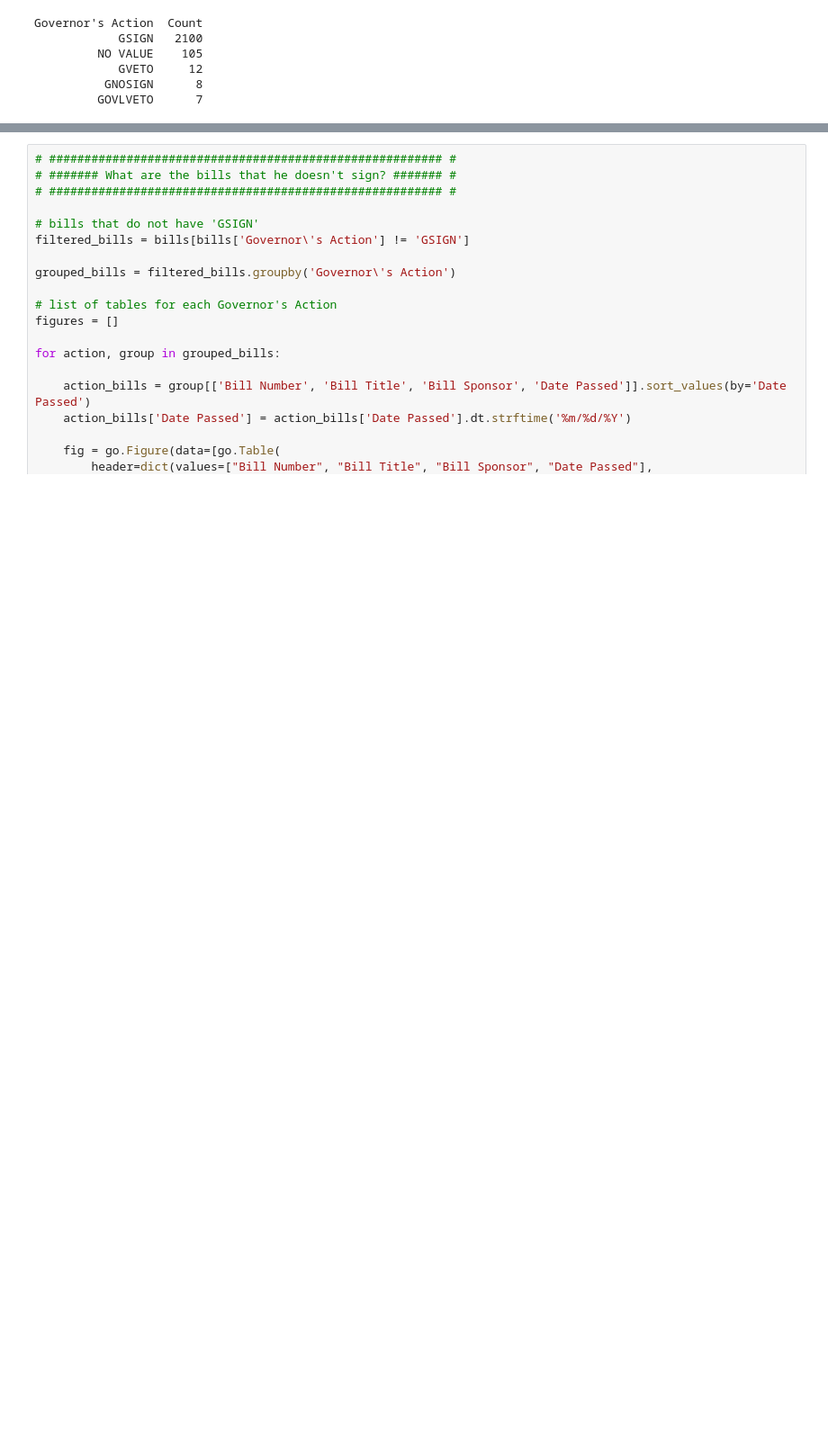
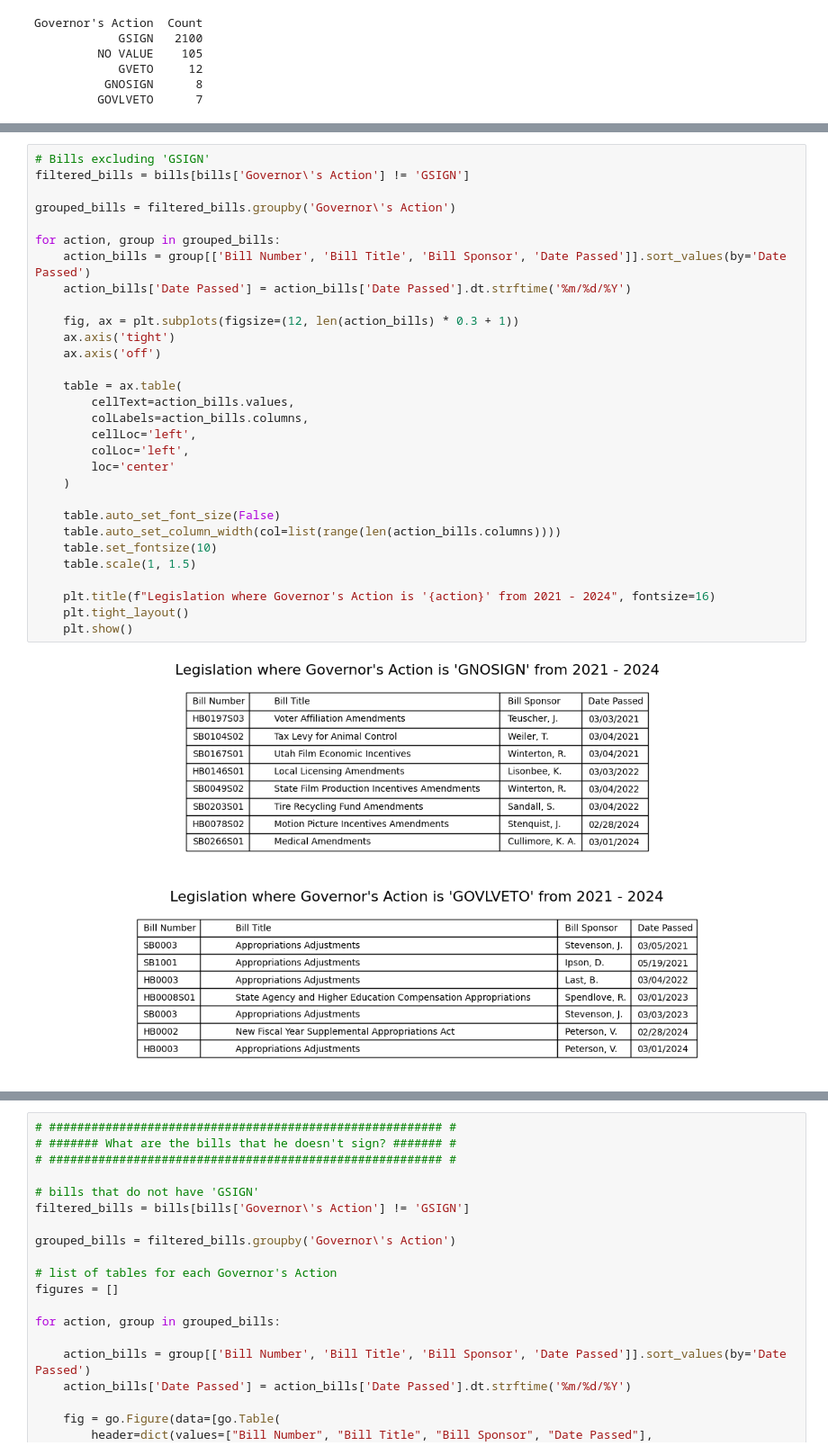
Before and after one commit to CristylePGarrard/ElectionTime, a Jupyter notebook: exec_branch_kpi.ipynb, the cells around one changed output, grey strips where cells are left out. Shown at 90% size. Saved outputs shown, nothing was run; the diff lists cells and outputs as text; blank space fills up the shorter version.

Commit message:
updated tables that do not have 'GSIGN' to using matplotlib instead of plotly

```diff
--- a/exec_branch_kpi.ipynb
+++ b/exec_branch_kpi.ipynb
@@ -310,0 +331,33 @@ for year in unique_years:
+# %%
+# Bills excluding 'GSIGN'
+filtered_bills = bills[bills['Governor\'s Action'] != 'GSIGN']
+
+grouped_bills = filtered_bills.groupby('Governor\'s Action')
+
+for action, group in grouped_bills:
+    action_bills = group[['Bill Number', 'Bill Title', 'Bill Sponsor', 'Date Passed']].sort_values(by='Date Passed')
+    action_bills['Date Passed'] = action_bills['Date Passed'].dt.strftime('%m/%d/%Y')
+
+    fig, ax = plt.subplots(figsize=(12, len(action_bills) * 0.3 + 1))
+    ax.axis('tight')
+    ax.axis('off')
+
+    table = ax.table(
+        cellText=action_bills.values,
+        colLabels=action_bills.columns,
+        cellLoc='left',
+        colLoc='left',
+        loc='center'
+    )
+
+    table.auto_set_font_size(False)
+    table.auto_set_column_width(col=list(range(len(action_bills.columns))))
+    table.set_fontsize(10)
+    table.scale(1, 1.5)
+
+    plt.title(f"Legislation where Governor's Action is '{action}' from 2021 - 2024", fontsize=16)
+    plt.tight_layout()
+    plt.show()
+# %% [output]
+[figure, added]
+[figure, added]
```
Also changed, not shown: parts of 7 cells of this notebook.
